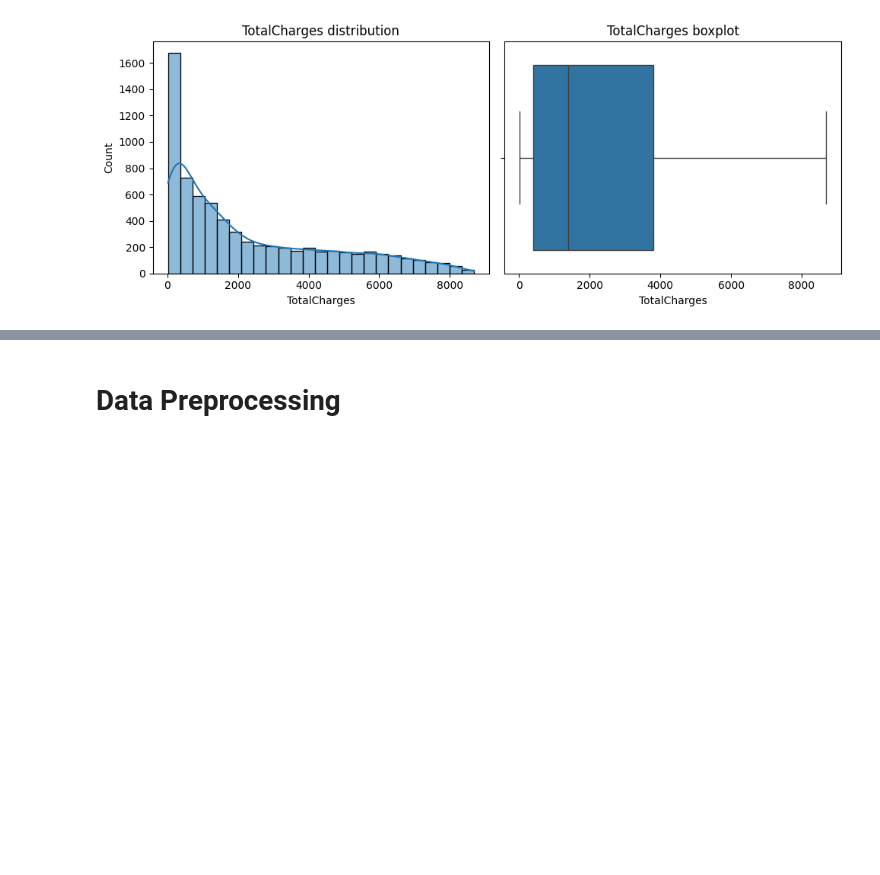
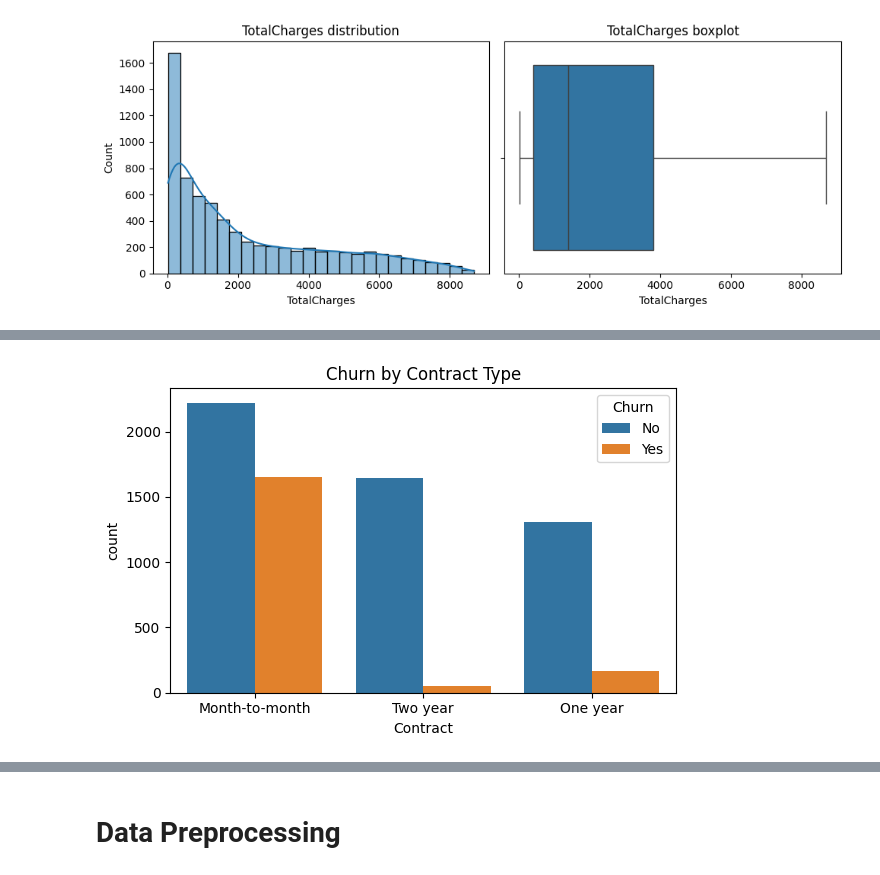
Before and after one commit to thaveesha-mL4v/ML_CW, a Jupyter notebook: MLCW.ipynb, the cells around one changed output, grey strips where cells are left out. Drawn from its saved outputs; the diff is of its cells as text; code cells hidden in the pictures; blank space fills up the shorter version.

```diff
--- a/MLCW.ipynb
+++ b/MLCW.ipynb
@@ -226,0 +255,10 @@ for col in numeric_cols:
+# %%
+# Churn by Contract plot
+if 'Contract' in df_two.columns:
+    plt.figure(figsize=(6,4))
+    sns.countplot(data=df_two, x='Contract', hue='Churn', order=df['Contract'].value_counts().index)
+    plt.title("Churn by Contract Type")
+    plt.tight_layout()
+    plt.show()
+# %% [output]
+[figure, added]
```
Also changed, not shown: parts of 4 cells of this notebook.
